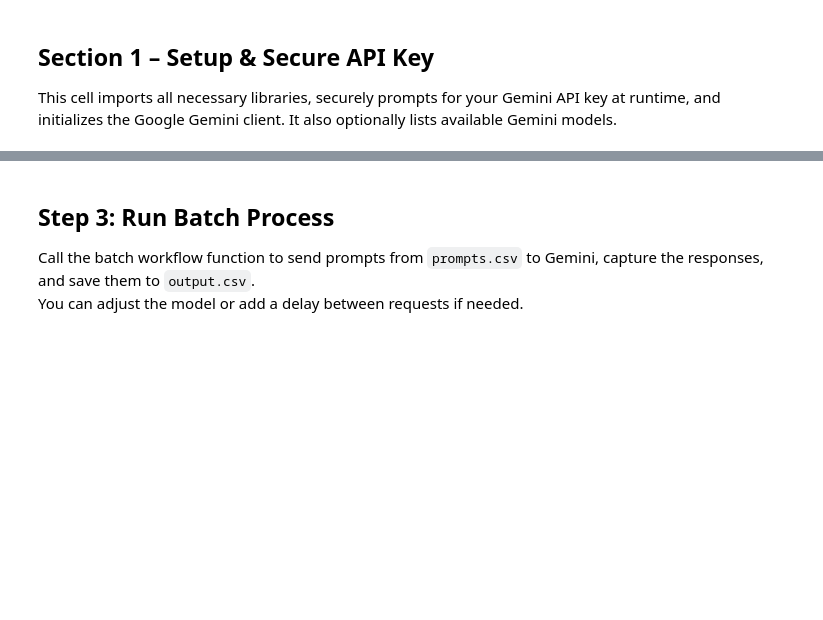
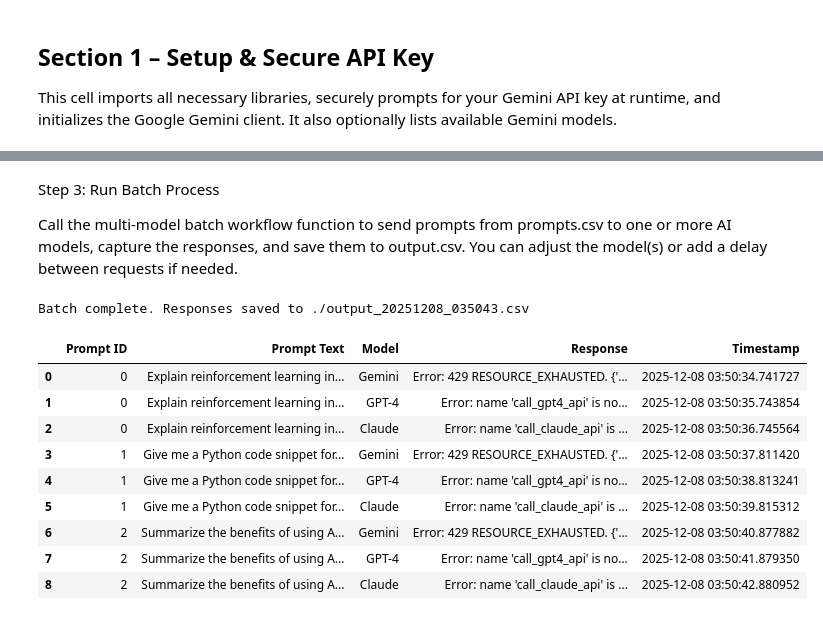
Before and after one commit to jpupkies/Jim-Pupkies, a Jupyter notebook: gemini_batch_prompt_runner_(1).ipynb, the cells around one changed output, grey strips where cells are left out. Saved outputs shown, nothing was run; the diff lists cells and outputs as text; code cells hidden in the pictures; blank space fills up the shorter version.

```diff
--- a/gemini_batch_prompt_runner_(1).ipynb
+++ b/gemini_batch_prompt_runner_(1).ipynb
@@ -368,36 +468,3 @@ for prompt in tqdm(prompts_df['prompt'], desc="Generating responses"):
-# %%
-import pandas as pd
-from google import genai
-import os
-
-def run_batch_prompts(input_csv, output_csv, api_key=None):
-    # Use API key from argument or environment variable
-    if api_key is None:
-        api_key = os.getenv("GENAI_API_KEY")
-    if not api_key:
-        raise ValueError("API key must be provided either as an argument or via GENAI_API_KEY environment variable.")
-
-    client = genai.Client(api_key=api_key)
-    prompts_df = pd.read_csv(input_csv)
-    responses = []
-
-    for prompt in prompts_df['prompt']:
-        try:
-            response = client.models.generate_content(
-                model="gemini-2.0-flash",
-                contents=prompt
-            )
-            responses.append(response.text)
-        except Exception as e:
-            responses.append(f"Error: {e}")
-
-    prompts_df['response'] = responses
-    prompts_df.to_csv(output_csv, index=False)
-    print(prompts_df)
-
-# Example usage:
-# Set environment variable GENAI_API_KEY instead of hardcoding
-# run_batch_prompts('prompts.csv', 'output.csv')
 # %%
 # Section 3 – Run Batch Process
 
@@ -528,8 +592,8 @@ for file, caption in screenshots:
 # %% [markdown]
-## Step 3: Run Batch Process
-Call the batch workflow function to send prompts from `prompts.csv` to Gemini,
-capture the responses, and save them to `output.csv`.
-You can adjust the model or add a delay between requests if needed.
+Step 3: Run Batch Process
+
+Call the multi-model batch workflow function to send prompts from prompts.csv to one or more AI models, capture the responses, and save them to output.csv.
+You can adjust the model(s) or add a delay between requests if needed.
 # %%
 # Set your GENAI_API_KEY in your environment before running the notebook
 # Example (Linux/Mac):
@@ -547,3 +603,27 @@ run_batch_prompts('prompts.csv', 'output.csv')
+# %%
+# Make sure GENAI_API_KEY is set in your environment
+# Do NOT hardcode the API key in the notebook
+# Example if needed for testing (replace YOUR_KEY with a secure method):
+# import os
+# os.environ["GENAI_API_KEY"] = "YOUR_KEY"
+
+# Call the multi-model batch function
+output_df = run_batch_prompts('prompts.csv', './', models=["Gemini", "GPT-4", "Claude"], delay=1)
+
+# Preview results
+output_df.head(10)
+# %% [output]
+Batch complete. Responses saved to ./output_20251208_035043.csv
+|  | Prompt ID | Prompt Text | Model | Response | Timestamp |
+| 0 | 0 | Explain reinforcement learning in... | Gemini | Error: 429 RESOURCE_EXHAUSTED. {'... | 2025-12-08 03:50:34.741727 |
+| 1 | 0 | Explain reinforcement learning in... | GPT-4 | Error: name 'call_gpt4_api' is no... | 2025-12-08 03:50:35.743854 |
+| 2 | 0 | Explain reinforcement learning in... | Claude | Error: name 'call_claude_api' is ... | 2025-12-08 03:50:36.745564 |
+| 3 | 1 | Give me a Python code snippet for... | Gemini | Error: 429 RESOURCE_EXHAUSTED. {'... | 2025-12-08 03:50:37.811420 |
+| 4 | 1 | Give me a Python code snippet for... | GPT-4 | Error: name 'call_gpt4_api' is no... | 2025-12-08 03:50:38.813241 |
+| 5 | 1 | Give me a Python code snippet for... | Claude | Error: name 'call_claude_api' is ... | 2025-12-08 03:50:39.815312 |
+| 6 | 2 | Summarize the benefits of using A... | Gemini | Error: 429 RESOURCE_EXHAUSTED. {'... | 2025-12-08 03:50:40.877882 |
+| 7 | 2 | Summarize the benefits of using A... | GPT-4 | Error: name 'call_gpt4_api' is no... | 2025-12-08 03:50:41.879350 |
+| 8 | 2 | Summarize the benefits of using A... | Claude | Error: name 'call_claude_api' is ... | 2025-12-08 03:50:42.880952 |
 # %%
 from IPython.display import Image, display, Markdown
 
```
Also changed, not shown: parts of 51 cells of this notebook.
